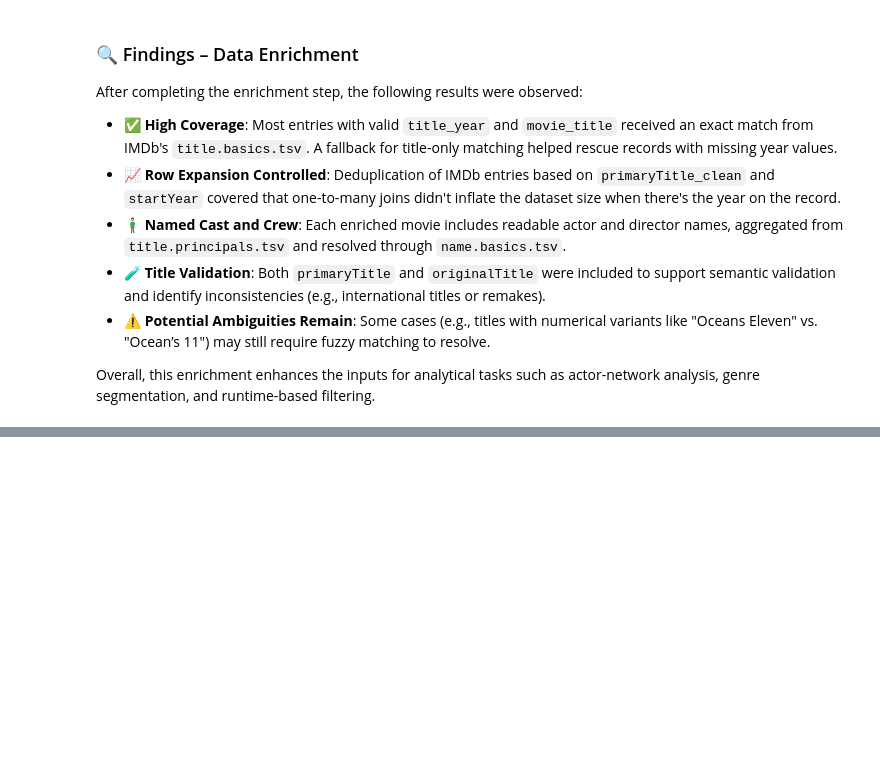
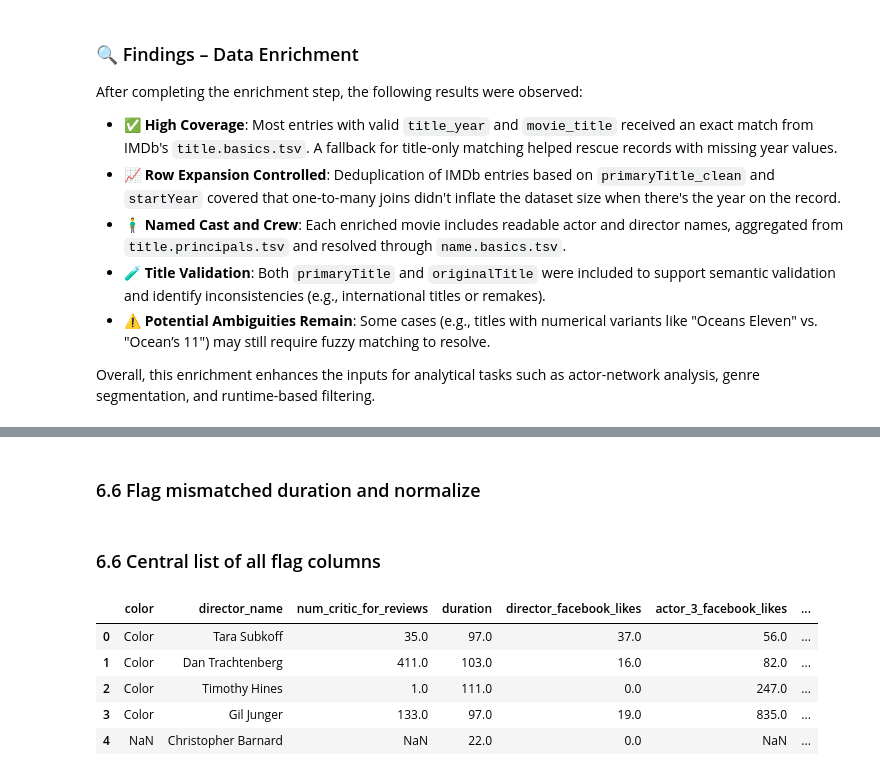
Before and after one commit to rogerioo/movie_challenge, a Jupyter notebook: challenge.ipynb, the cells around one changed output, grey strips where cells are left out. Drawn from its saved outputs; the diff is of its cells as text; code cells hidden in the pictures; blank space fills up the shorter version.

```diff
--- a/challenge.ipynb
+++ b/challenge.ipynb
@@ -761,0 +872,55 @@ Overall, this enrichment enhances the inputs for analytical tasks such as actor-
+# %% [markdown]
+### 6.6 Flag mismatched duration and normalize
+# %%
+# Ensure both duration columns are numeric
+df_transformed['duration'] = pd.to_numeric(df_transformed.get('duration'), errors='coerce')
+df_transformed['runtimeMinutes'] = pd.to_numeric(df_transformed.get('runtimeMinutes'), errors='coerce')
+
+# Flag mismatched durations where both values exist and differ significantly (e.g., > 5 mins)
+df_transformed['is_duration_mismatch'] = (
+    df_transformed['duration'].notna() &
+    df_transformed['runtimeMinutes'].notna() &
+    ((df_transformed['duration'] - df_transformed['runtimeMinutes']).abs() > 5)
+)
+
+df_transformed['is_duration_missing'] = df_transformed['duration'].isna()
+
+# Create a new unified `duration` column, preferring `runtimeMinutes`
+df_transformed['duration'] = df_transformed['runtimeMinutes'].combine_first(df_transformed['duration'])
+df_transformed.drop(columns='runtimeMinutes', inplace=True)
+# %% [markdown]
+### 6.6 Central list of all flag columns
+# %%
+flag_columns = [
+    'is_duplicate',
+    'is_runtime_invalid',
+    'is_missing_genres',
+    'is_enrichment_missing',
+    'is_genre_disagreement',
+    'is_missing_title_year',
+    'is_duration_mismatch',
+    'is_duration_missing'
+]
+
+# Create a column to indicate if any issue is present
+df_transformed['has_issue'] = df_transformed[flag_columns].any(axis=1)
+
+# Collect active flags into a single list column
+def collect_flags(row):
+    active_flags = [col.replace('is_', '') for col in flag_columns if row.get(col)]
+    return active_flags if active_flags else None
+
+df_transformed['flags'] = df_transformed.apply(collect_flags, axis=1)
+
+# Drop intermediate flag columns
+df_transformed.drop(columns=flag_columns, inplace=True)
+df_transformed.reset_index(drop=True, inplace=True)
+# %%
+df_transformed.head()
+# %% [output]
+|  | color | director_name | num_critic_for_reviews | duration | director_facebook_likes | actor_3_facebook_likes | ... |
+| 0 | Color | Tara Subkoff | 35.0 | 97.0 | 37.0 | 56.0 | ... |
+| 1 | Color | Dan Trachtenberg | 411.0 | 103.0 | 16.0 | 82.0 | ... |
+| 2 | Color | Timothy Hines | 1.0 | 111.0 | 0.0 | 247.0 | ... |
+| 3 | Color | Gil Junger | 133.0 | 97.0 | 19.0 | 835.0 | ... |
+| 4 | NaN | Christopher Barnard | NaN | 22.0 | 0.0 | NaN | ... |
```
Also changed, not shown: parts of 18 cells of this notebook.
